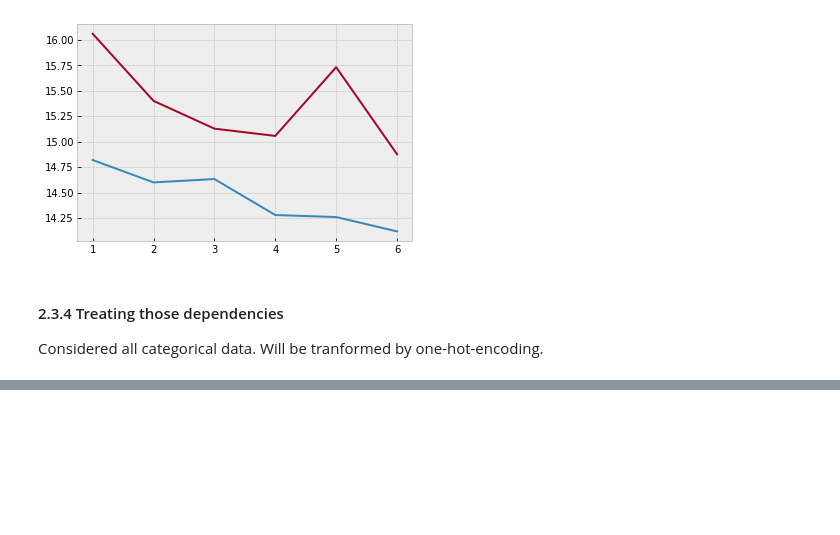
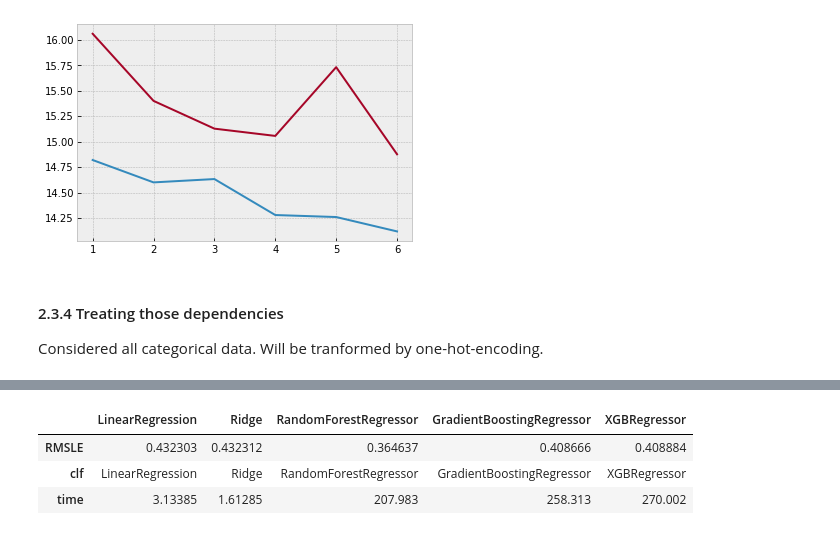
Before and after one commit to corasantos/KAGGLE-NY-Taxi-Trip-Duration, a Jupyter notebook: Draft.ipynb, the cells around one changed output, grey strips where cells are left out. Drawn from its saved outputs; the diff is of its cells as text; code cells hidden in the pictures; blank space fills up the shorter version.

```diff
--- a/Draft.ipynb
+++ b/Draft.ipynb
@@ -539,3 +542,11 @@ numerical = ['pickup_longitude',
              'log_trip_duration']
 
 data5[numerical] = scaler.fit_transform(data5[numerical])
+
+scale = {x : [] for x in numerical}
+for idx,col in enumerate(numerical):
+    scale[col] = scaler.scale_[idx]
+
+mint = {x : [] for x in numerical}
+for idx,col in enumerate(numerical):
+    mint[col] = scaler.data_min_[idx]
@@ -743,0 +798,14 @@ Length: 87, dtype: object
+# %%
+if transform == 'bc':
+    Y = data6['bc_trip_duration']
+    X = data6.drop(columns=['bc_trip_duration'])
+else:
+    Y = data6['log_trip_duration']
+    X = data6.drop(columns=['log_trip_duration'])
+
+from sklearn.model_selection import train_test_split
+
+xtrain, xtest, ytrain, ytest = train_test_split(X,
+                                                Y,
+                                                test_size = 0.3,
+                                                random_state = 42)
@@ -743,0 +885,20 @@ Length: 87, dtype: object
+# %%
+from sklearn.linear_model import LinearRegression
+from sklearn.linear_model import Ridge
+from sklearn.ensemble import RandomForestRegressor
+from sklearn.ensemble import GradientBoostingRegressor
+import xgboost as xgb
+
+#List of regressors
+clfs = [LinearRegression(),
+        Ridge(random_state=42),
+        RandomForestRegressor(random_state=42),
+        GradientBoostingRegressor(random_state=42),
+        xgb.XGBRegressor(random_state=42)]
+
+# Collect results on the learners
+results = {}
+for clf in clfs:
+    clf_name = clf.__class__.__name__
+    results[clf_name] = {}
+    results[clf_name] = train_predict(clf, xtrain, ytrain, xtest, ytest, transform, scale, mint, 1)
@@ -743,0 +912,7 @@ Length: 87, dtype: object
+# %%
+pd.DataFrame(results)
+# %% [output]
+|  | LinearRegression | Ridge | RandomForestRegressor | GradientBoostingRegressor | XGBRegressor |
+| RMSLE | 0.432303 | 0.432312 | 0.364637 | 0.408666 | 0.408884 |
+| clf | LinearRegression | Ridge | RandomForestRegressor | GradientBoostingRegressor | XGBRegressor |
+| time | 3.13385 | 1.61285 | 207.983 | 258.313 | 270.002 |
```
Also changed, not shown: parts of 14 cells of this notebook.
